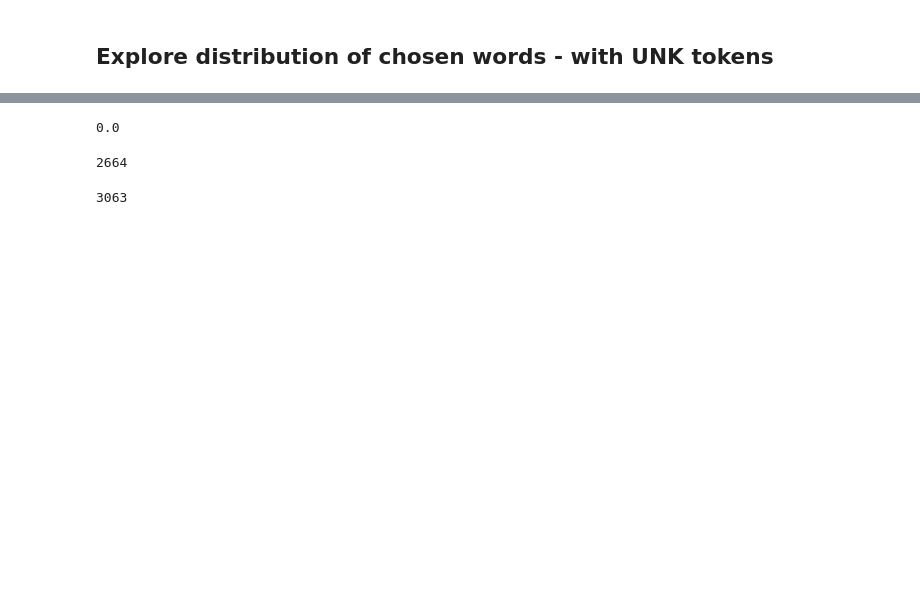
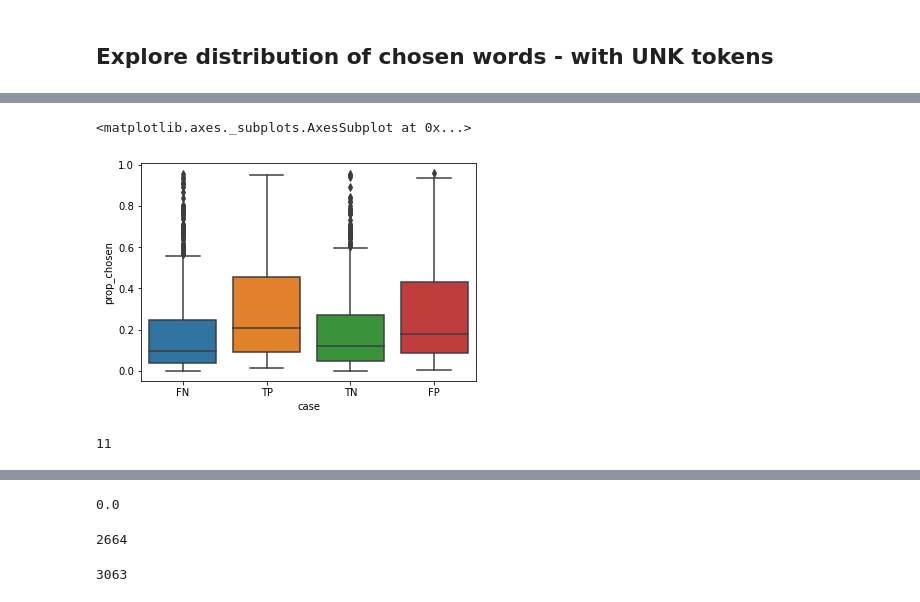
Before and after one commit to bestpredicts/NLP_Projects, a Jupyter notebook: OxLegalReasoning/exploring_rationales.ipynb, the cells around one changed output, grey strips where cells are left out. Saved outputs shown, nothing was run; the diff lists cells and outputs as text; code cells hidden in the pictures; blank space fills up the shorter version.

```diff
--- a/OxLegalReasoning/exploring_rationales.ipynb
+++ b/OxLegalReasoning/exploring_rationales.ipynb
@@ -299,0 +342,9 @@ prop_chosen = rationales_df["prop_chosen"]
+# %%
+sns.boxplot(data = rationales_df, x = "case", y = "prop_chosen")
+# %% [output]
+<matplotlib.axes._subplots.AxesSubplot at 0x...>
+[figure, added]
+# %%
+min(len_raw)
+# %% [output]
+11
```
Also changed, not shown: parts of 27 cells of this notebook, 6 other files.
